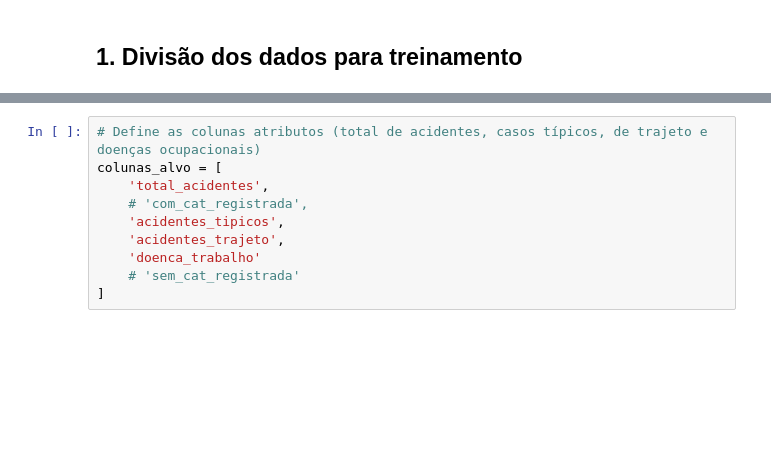
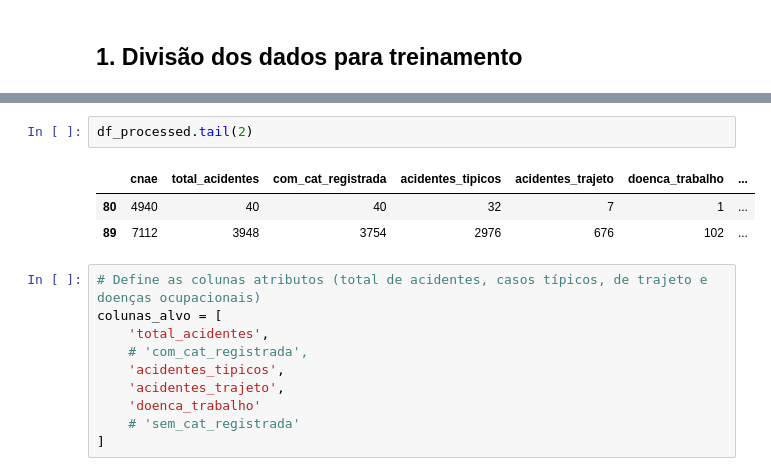
Before and after one commit to telmacarvalho/pi-4-univesp, a Jupyter notebook: treinamento_ml_pi_4.ipynb, the cells around one changed output, grey strips where cells are left out. Drawn from its saved outputs; the diff is of its cells as text; blank space fills up the shorter version.

```diff
--- a/treinamento_ml_pi_4.ipynb
+++ b/treinamento_ml_pi_4.ipynb
@@ -36,3 +46,9 @@ df_processed.head()
+# %%
+df_processed.tail(2)
+# %% [output]
+|  | cnae | total_acidentes | com_cat_registrada | acidentes_tipicos | acidentes_trajeto | doenca_trabalho | ... |
+| 80 | 4940 | 40 | 40 | 32 | 7 | 1 | ... |
+| 89 | 7112 | 3948 | 3754 | 2976 | 676 | 102 | ... |
 # %%
 # Define as colunas atributos (total de acidentes, casos típicos, de trajeto e doenças ocupacionais)
 colunas_alvo = [
```
Also changed, not shown: parts of 41 cells of this notebook.
